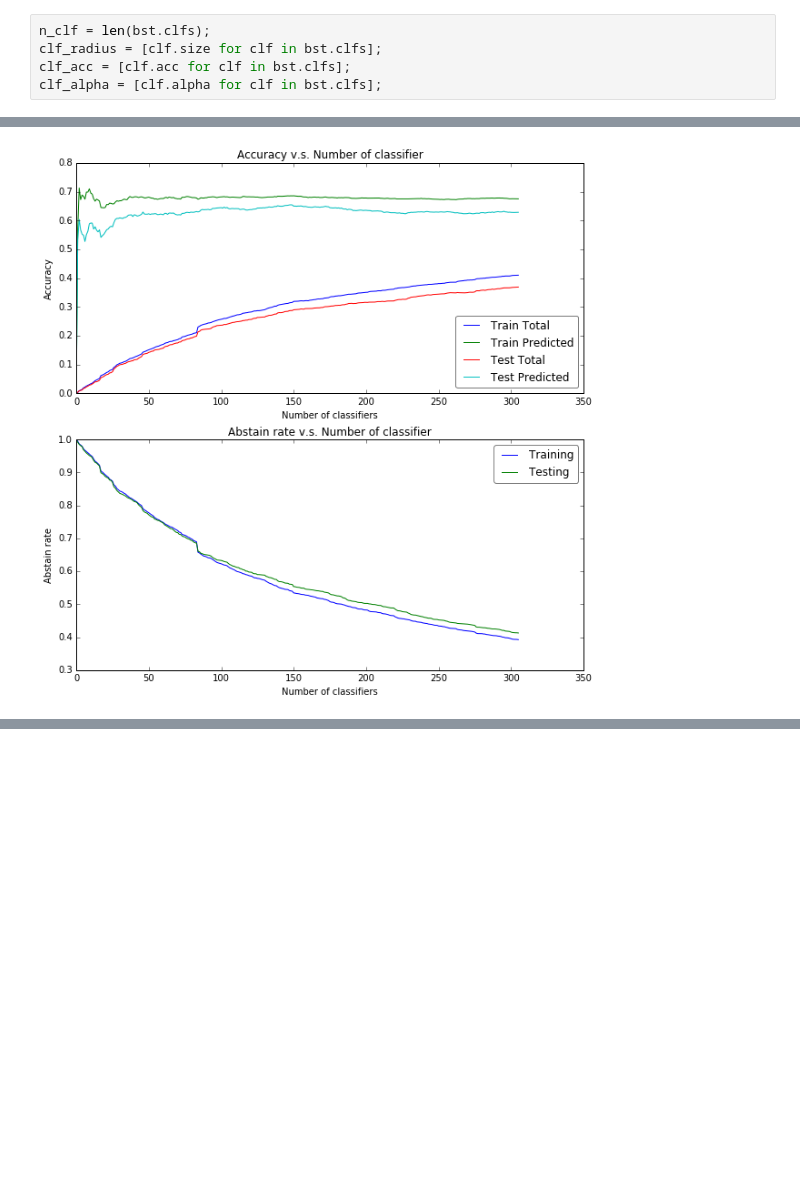
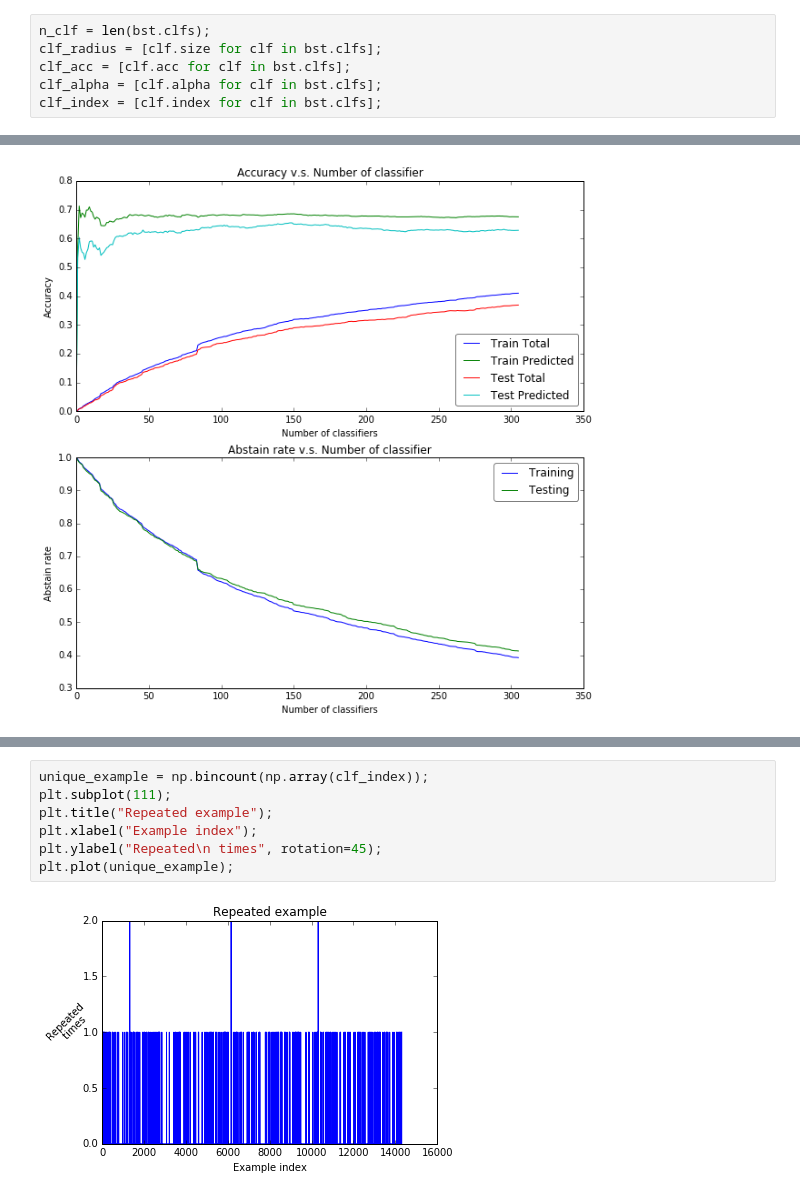
Before and after one commit to rogers140/notebook, a Jupyter notebook: ball_boosting_graph.ipynb, the cells around one changed output, grey strips where cells are left out. Saved outputs shown, nothing was run; the diff lists cells and outputs as text; blank space fills up the shorter version.

```diff
--- a/ball_boosting_graph.ipynb
+++ b/ball_boosting_graph.ipynb
@@ -198,6 +198,7 @@ n_clf = len(bst.clfs);
 clf_radius = [clf.size for clf in bst.clfs];
 clf_acc = [clf.acc for clf in bst.clfs];
 clf_alpha = [clf.alpha for clf in bst.clfs];
+clf_index = [clf.index for clf in bst.clfs];
 # %%
 t = time();
 train_staged_result = bst.stage_predict(training_X);
@@ -288,0 +290,9 @@ plt.stem(range(1, n_clf + 1), clf_alpha, '-.', bottom=0.545);
+# %%
+unique_example = np.bincount(np.array(clf_index));
+plt.subplot(111);
+plt.title("Repeated example");
+plt.xlabel("Example index");
+plt.ylabel("Repeated\n times", rotation=45);
+plt.plot(unique_example);
+# %% [output]
+[figure, added]
```
Also changed, not shown: parts of 1 cell of this notebook.
